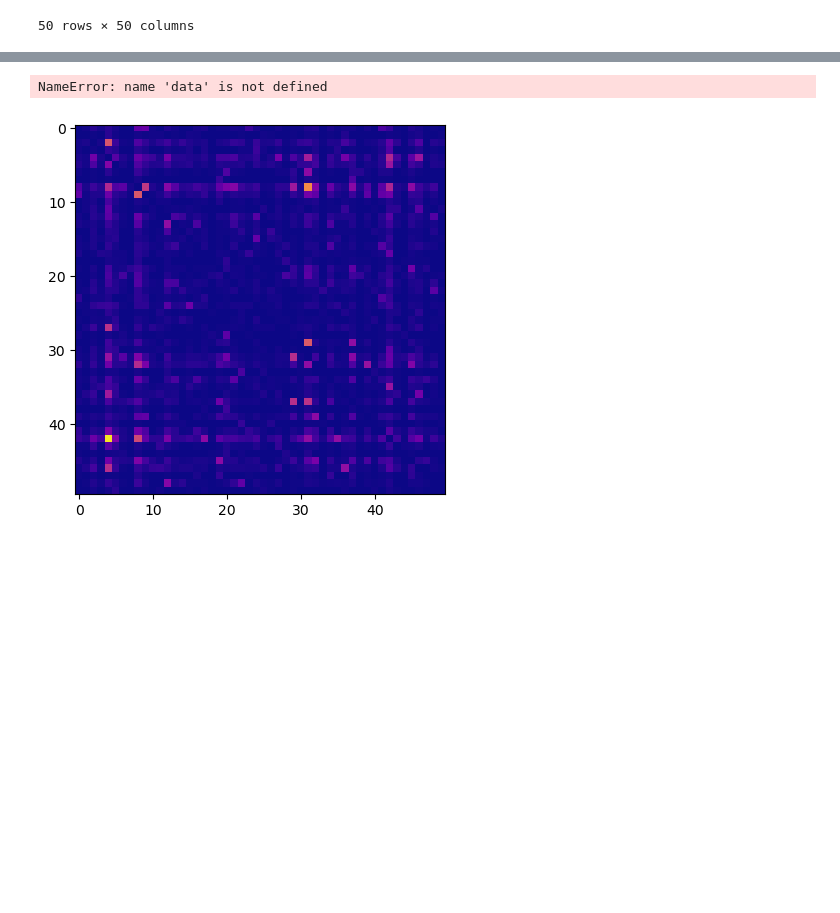
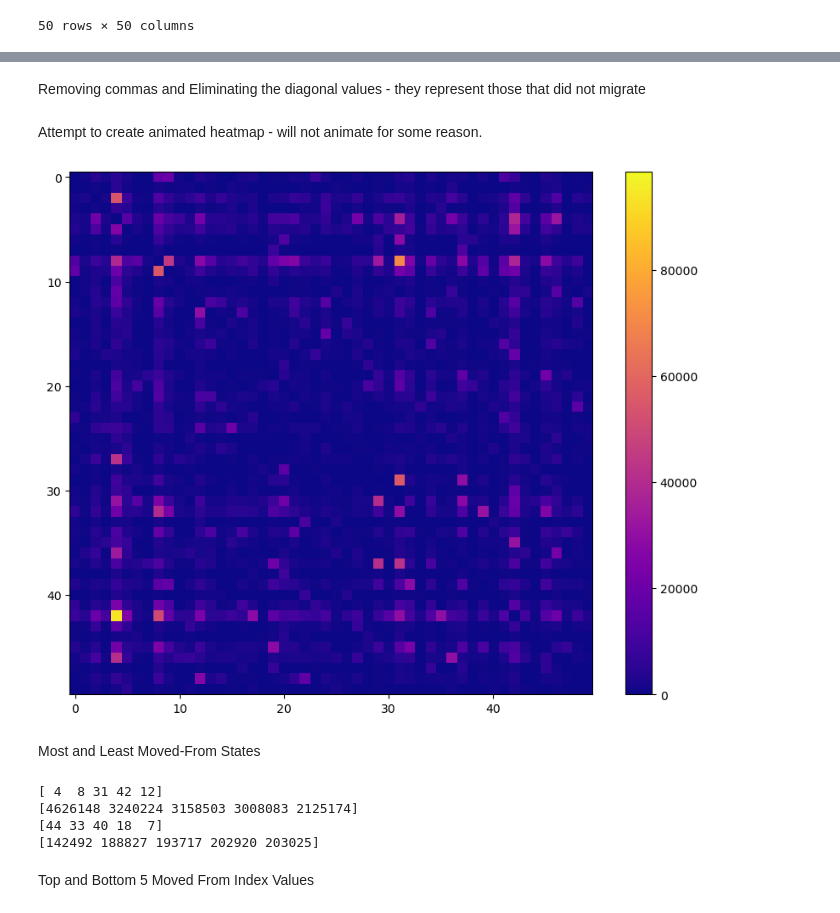
Before and after one commit to CtheFink/Math485_2, a Jupyter notebook: Project 2 - Johnsen Fink.ipynb, the cells around one changed output, grey strips where cells are left out. Saved outputs shown, nothing was run; the diff lists cells and outputs as text; code cells hidden in the pictures; blank space fills up the shorter version.

```diff
--- a/Project 2 - Johnsen Fink.ipynb
+++ b/Project 2 - Johnsen Fink.ipynb
@@ -16,5 +19,4 @@ state_names = [
     "New Hampshire", "New Jersey", "New Mexico", "New York", "North Carolina", "North Dakota",
     "Ohio", "Oklahoma", "Oregon", "Pennsylvania", "Rhode Island", "South Carolina",
     "South Dakota", "Tennessee", "Texas", "Utah", "Vermont", "Virginia", "Washington",
-    "West Virginia", "Wisconsin", "Wyoming",
-]
+    "West Virginia", "Wisconsin", "Wyoming"]
@@ -116,29 +142,56 @@ print("3D Array Shape:", data.shape)
+# %% [markdown]
+Removing commas and Eliminating the diagonal values - they represent those that did not migrate
 # %%
 def remove_commas(data):
     cleaned_data = np.vectorize(lambda x: x.replace(',', '').strip() if isinstance(x, str) else x)(data)
     return cleaned_data
 data=remove_commas(data)
+def safe_convert(data):
+    return np.array(data, dtype=int)
+
+data = safe_convert(data)
+
+for i in range(data.shape[0]):
+    np.fill_diagonal(data[i], 0)
-# %% [output]
-NameError: name 'data' is not defined
+# %% [markdown]
+Attempt to create animated heatmap - will not animate for some reason.
 # %%
-def safe_convert(data):
-    return np.array(data, dtype=int)
+fig, ax = plt.subplots(figsize=(10, 8))
 
-data = safe_convert(data)
-
-for i in range(data.shape[0]):
-    np.fill_diagonal(data[i], 0)
-
-fig, ax = plt.subplots()
 heatmap = ax.imshow(data[0], cmap='plasma', interpolation='nearest')
+plt.colorbar(heatmap)
 
 def update(frame):
     heatmap.set_array(data[frame])
     return [heatmap]
-ani = animation.FuncAnimation(fig, update, frames=data.shape[0], blit=True)
+
+ani = animation.FuncAnimation(fig, update, frames=data.shape[0], interval=10, blit=True)
 
 ani.save('moving_heatmap.gif', writer='pillow')
 
 plt.show()
 # %% [output]
-[figure, old version]
+[figure, new version]
+# %% [markdown]
+Most and Least Moved-From States
+# %%
+row_sums = data.sum(axis=1)
+total_col_sums = np.sum(row_sums, axis=0)
+top_5_indices = np.argsort(total_col_sums)[-5:][::-1]
+top_5_values = total_col_sums[top_5_indices]
+print(top_5_indices)
+print(top_5_values)
+bottom_5_indices = np.argsort(total_col_sums)[:5]
+bottom_5_values = total_col_sums[bottom_5_indices]
+print(bottom_5_indices)
+print(bottom_5_values)
+
+#California, Florida, New York, Texas, Illinois
+#Vermont, North Dakota, South Dakota, Maine, Delaware
+# %% [output]
+[ 4  8 31 42 12]
+[4626148 3240224 3158503 3008083 2125174]
+[44 33 40 18  7]
+[142492 188827 193717 202920 203025]
+# %% [markdown]
+Top and Bottom 5 Moved From Index Values
```
Also changed, not shown: parts of 41 cells of this notebook.
